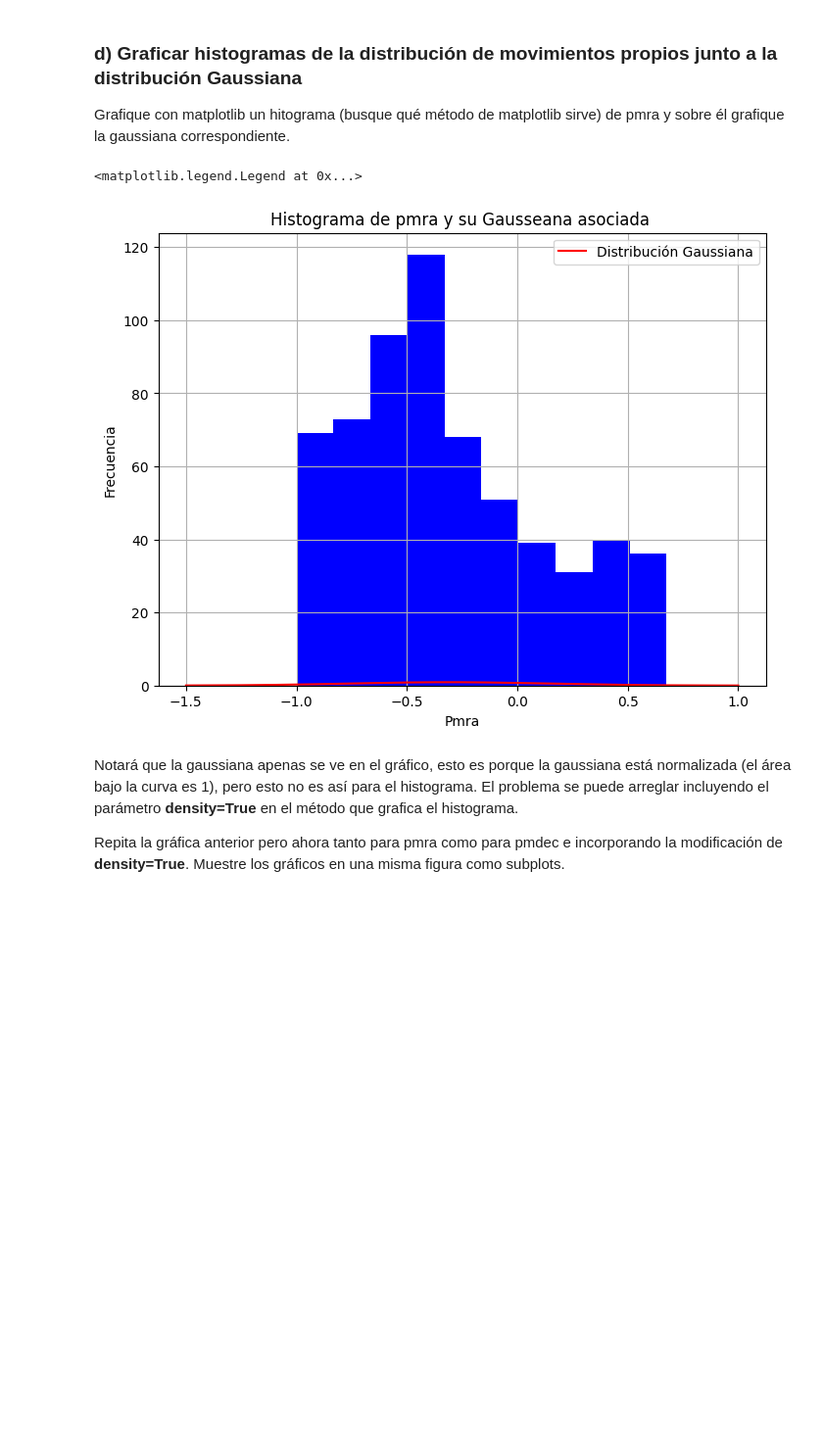
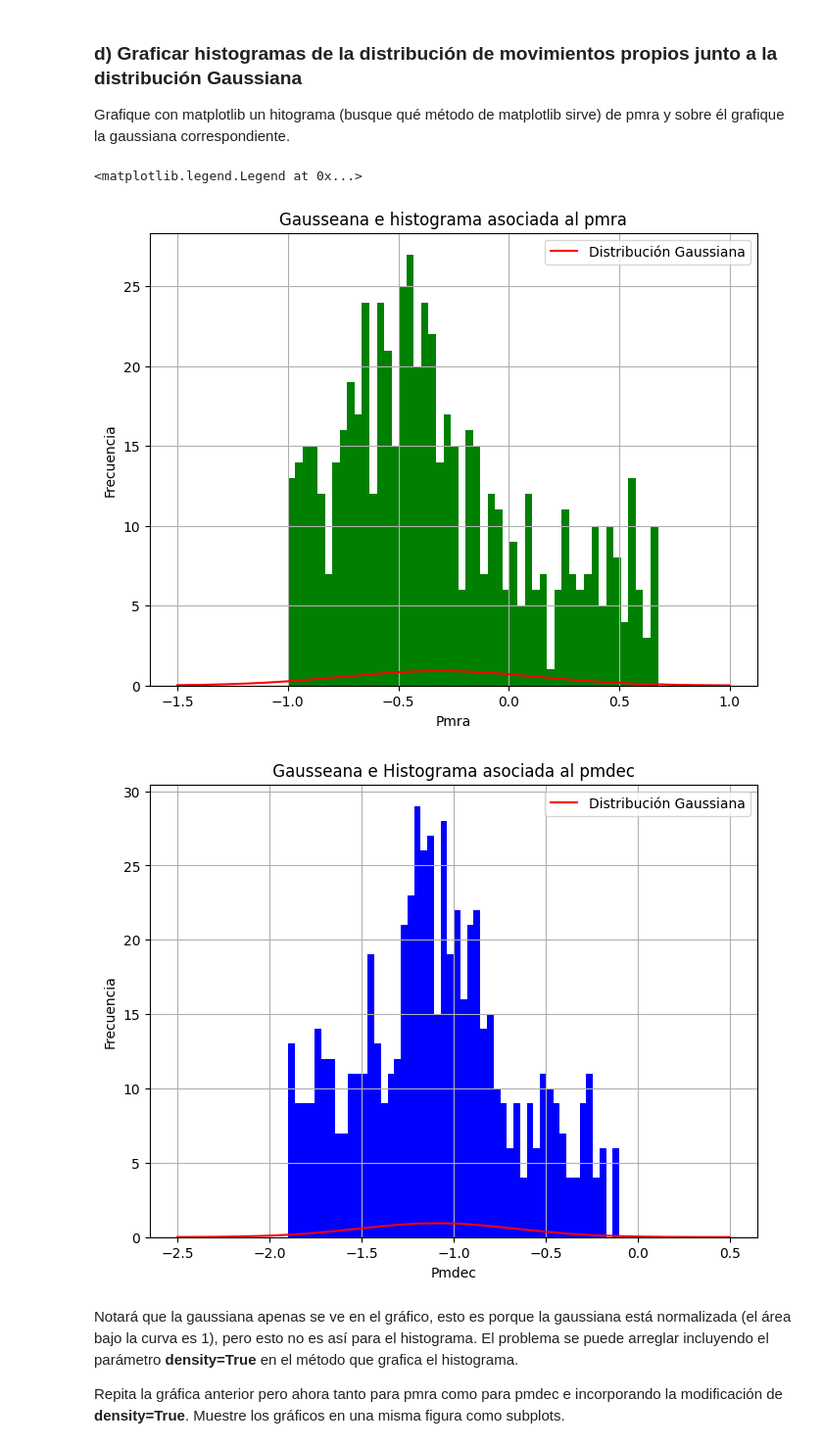
Before and after one commit to martinmaturana777/Tarea-2, a Jupyter notebook: Tarea2.ipynb, the cells around one changed output. Shown at 98% size. Drawn from its saved outputs; the diff is of its cells as text; code cells hidden in the pictures; blank space fills up the shorter version.

```diff
--- a/Tarea2.ipynb
+++ b/Tarea2.ipynb
@@ -150,16 +169,27 @@ Grafique con matplotlib un hitograma (busque qué método de matplotlib sirve) d
 # %%
 #figura
 plt.figure(figsize=(8,6))
 plt.plot(x_pmra1,fx_pmra1,label='Distribución Gaussiana', color='r')
-plt.hist(pmra,color='b')
+plt.hist(pmra,bins=50,color='g')
 plt.xlabel('Pmra')
 plt.ylabel('Frecuencia')
-plt.title('Histograma de pmra y su Gausseana asociada ')
+plt.title('Gausseana e histograma asociada al pmra')
 plt.grid(True)
 plt.legend()
+
+#figura
+plt.figure(figsize=(8,6))
+plt.plot(x_pmdec2,fx_pmdec2,label='Distribución Gaussiana', color='r')
+plt.hist(pmdec,bins=50,color='b')
+plt.xlabel('Pmdec')
+plt.ylabel('Frecuencia')
+plt.title(' Gausseana e Histograma asociada al pmdec ')
+plt.grid(True)
+plt.legend()
 # %% [output]
 <matplotlib.legend.Legend at 0x...>
-[figure, old version]
+[figure, new version]
+[figure, added]
 # %% [markdown]
 Notará que la gaussiana apenas se ve en el gráfico, esto es porque la gaussiana está normalizada (el área bajo la curva es 1), pero esto no es así para el histograma. El problema se puede arreglar incluyendo el parámetro **density=True** en el método que grafica el histograma.
 
```
Also changed, not shown: parts of 18 cells of this notebook.
